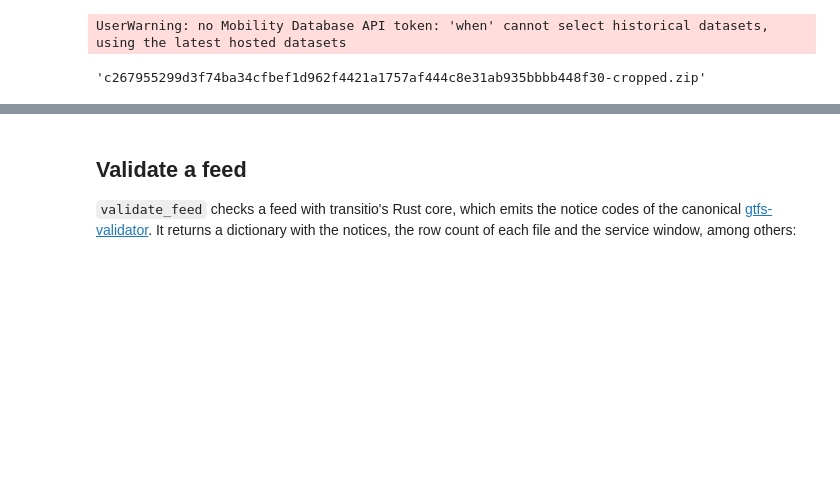
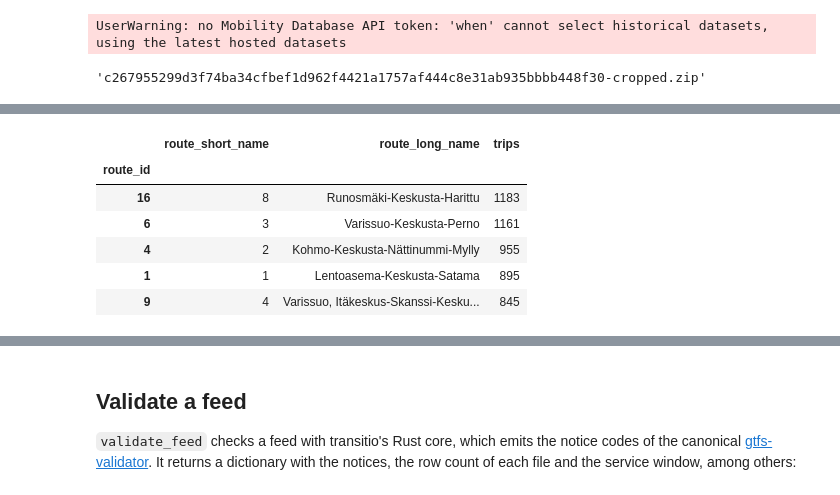
Before and after one commit to cafein-py/transitio, a Jupyter notebook: docs/working_with_feeds.ipynb, the cells around one changed output, grey strips where cells are left out. Cells and saved outputs as stored; diff of their text form; code cells hidden in the pictures; blank space fills up the shorter version.

```diff
--- a/docs/working_with_feeds.ipynb
+++ b/docs/working_with_feeds.ipynb
@@ -17,0 +61,13 @@ UserWarning: no Mobility Database API token: 'when' cannot select historical dat
+# %%
+trips = editor.tables["trips.txt"]
+trip_counts = trips.groupby("route_id").size().rename("trips")
+busiest = routes.set_index("route_id").join(trip_counts).sort_values("trips", ascending=False)
+busiest[["route_short_name", "route_long_name", "trips"]].head()
+# %% [output]
+|  | route_short_name | route_long_name | trips |
+| route_id |  |  |  |
+| 16 | 8 | Runosmäki-Keskusta-Harittu | 1183 |
+| 6 | 3 | Varissuo-Keskusta-Perno | 1161 |
+| 4 | 2 | Kohmo-Keskusta-Nättinummi-Mylly | 955 |
+| 1 | 1 | Lentoasema-Keskusta-Satama | 895 |
+| 9 | 4 | Varissuo, Itäkeskus-Skanssi-Kesku... | 845 |
```
Also changed, not shown: parts of 17 cells of this notebook, 4 other files.
